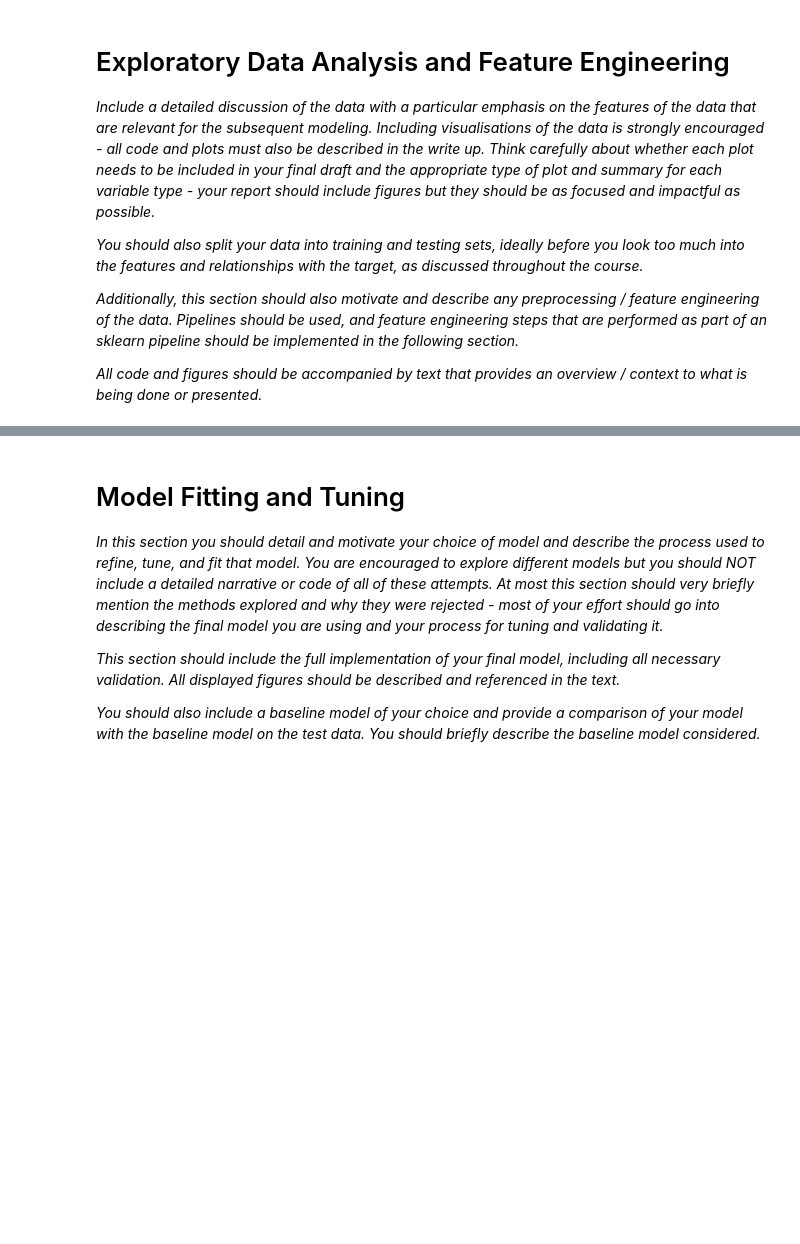
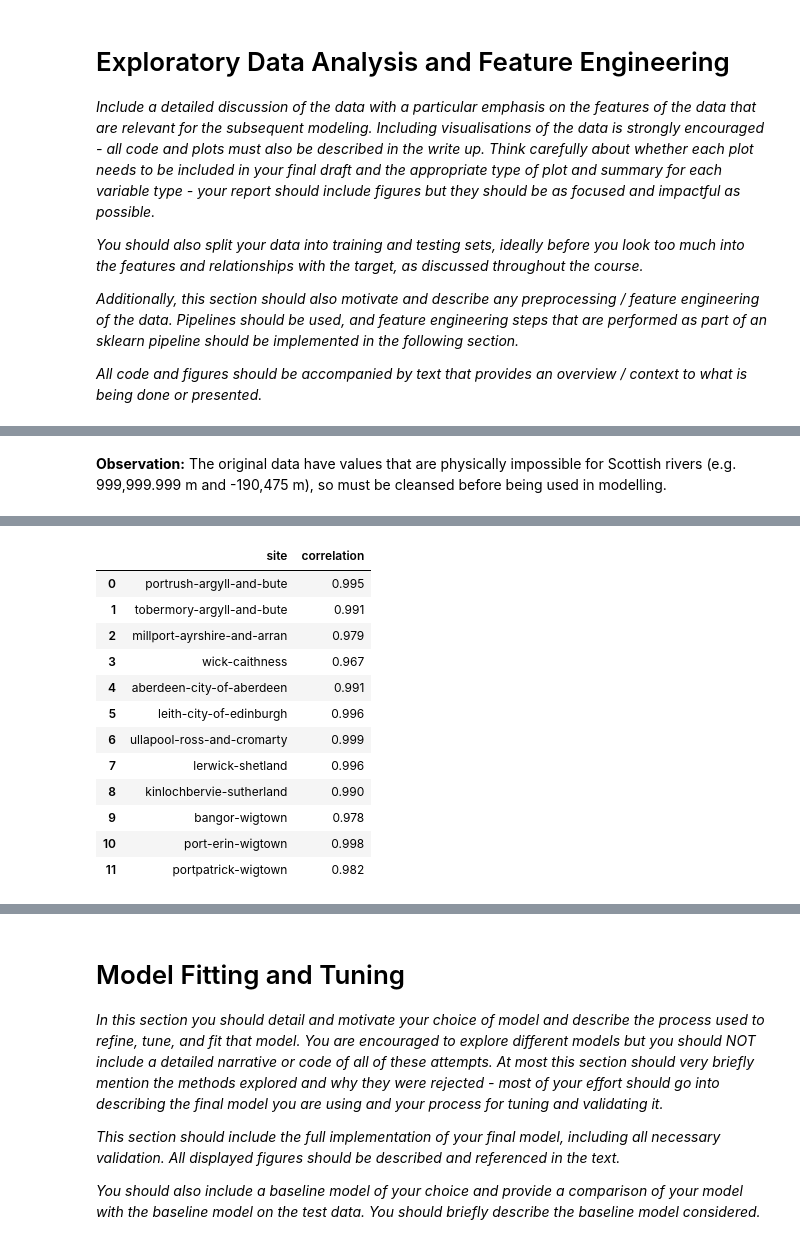
Before and after one commit to Finnmc3/ML-Project, a Jupyter notebook: Data and notebook/project.ipynb, the cells around one changed output, grey strips where cells are left out. Drawn from its saved outputs; the diff is of its cells as text; code cells hidden in the pictures; blank space fills up the shorter version.

```diff
--- a/Data and notebook/project.ipynb
+++ b/Data and notebook/project.ipynb
@@ -148,20 +156,45 @@ Max_Level  999999.999
+# %% [markdown]
+**Observation:** The original data have values that are physically impossible for Scottish rivers (e.g. 999,999.999 m and -190,475 m), so must be cleansed before being used in modelling.
 # %%
-# function to detect tidal observations, Look at dataset details in project brief
-def tidal_flag(observation_id):
-    """1 = tidal, 0 = non-tidal (default)."""
-    s = str(observation_id).lower()
-    if "non-tidal" in s or "nontidal" in s:
-        return 0
-    if "tidal" in s:
-        return 1
-    return 0
+def find_coastal_series(df_wide):
+    """
+    Identify coastal (sea-level) monitoring series.
 
+    The brief notes that some stations have a tidal and a non-tidal observation.
+    IDs containing "tidal-level" are tidal; their partner series at the same site
+    is also checked, by correlation, to see whether it measures sea level too.
+
+    Parameters
+    ----------
+    df_wide : DataFrame with an Observation_ID column and one column per day.
+
+    Returns
+    -------
+    coastal_ids : set of Observation_IDs treated as coastal.
+    pairs : DataFrame of each tidal series, its partner and their correlation.
+    """
+    levels = df_wide.set_index("Observation_ID").iloc[:, 2:]
+    levels = levels.where(levels.abs() < 100)  # ignore obvious error codes for the correlation
+
+    rows = []
+    for tid in [o for o in levels.index if "tidal-level" in o]:
+        site = tid.split("__")[1].replace("-tidal-level", "")
+        partner = [o for o in levels.index if o.split("__")[1] == site][0]
+        rows.append({"site": site, "tidal_series": tid, "partner": partner,
+                     "correlation": levels.loc[tid].corr(levels.loc[partner])})
+    pairs = pd.DataFrame(rows)
+
+    coastal_ids = set(pairs["tidal_series"]) | set(pairs["partner"])
+    return coastal_ids, pairs
+
+
+coastal_ids, tidal_pairs = find_coastal_series(df_avg)
+
+# Flag each series: 1 = coastal (tidal or its sea-level partner), 0 = river
 obs_lookup = df_main[["Observation_ID"]].drop_duplicates()
-obs_lookup["is_tidal"] = obs_lookup["Observation_ID"].map(tidal_flag).astype(int)
-print("Station-level tidal flag:")
-print(obs_lookup["is_tidal"].value_counts())
+obs_lookup["is_tidal"] = obs_lookup["Observation_ID"].isin(coastal_ids).astype(int)
+df_main = df_main.drop(columns="is_tidal", errors="ignore").merge(obs_lookup, on="Observation_ID", how="left")
 
-df_main = df_main.merge(obs_lookup, on="Observation_ID", how="left")
-
-df_main.info()
+print(f"{len(coastal_ids)} coastal series flagged")
+tidal_pairs[["site", "correlation"]].round(3)
 # %% [output]
@@ -187,0 +202,13 @@ memory usage: 72.7 MB
+|  | site | correlation |
+| 0 | portrush-argyll-and-bute | 0.995 |
+| 1 | tobermory-argyll-and-bute | 0.991 |
+| 2 | millport-ayrshire-and-arran | 0.979 |
+| 3 | wick-caithness | 0.967 |
+| 4 | aberdeen-city-of-aberdeen | 0.991 |
+| 5 | leith-city-of-edinburgh | 0.996 |
+| 6 | ullapool-ross-and-cromarty | 0.999 |
+| 7 | lerwick-shetland | 0.996 |
+| 8 | kinlochbervie-sutherland | 0.990 |
+| 9 | bangor-wigtown | 0.978 |
+| 10 | port-erin-wigtown | 0.998 |
+| 11 | portpatrick-wigtown | 0.982 |
```
Also changed, not shown: parts of 14 cells of this notebook.
